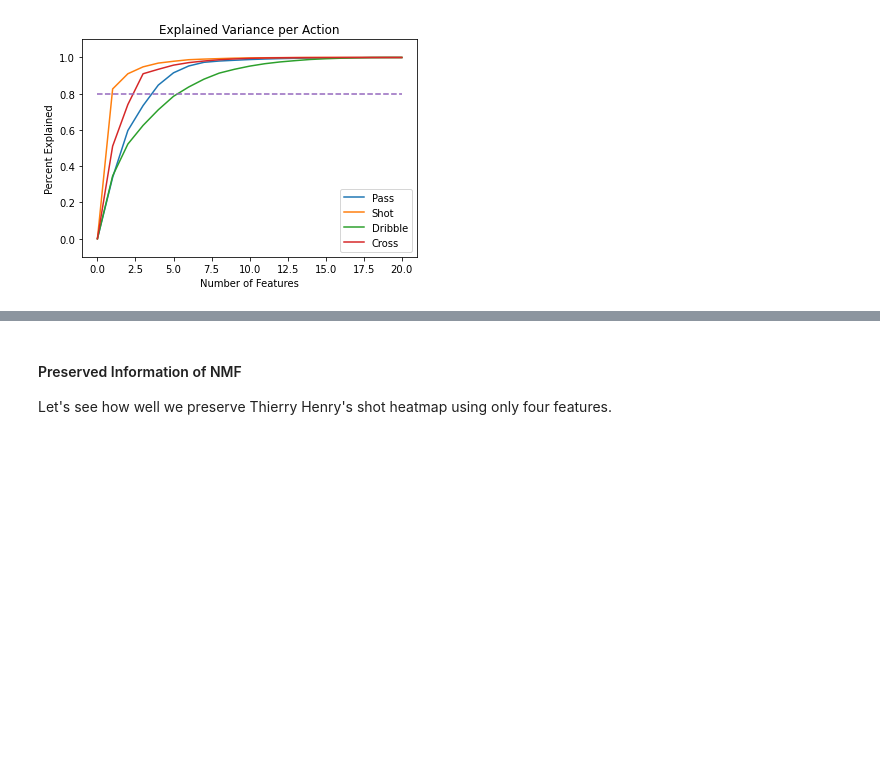
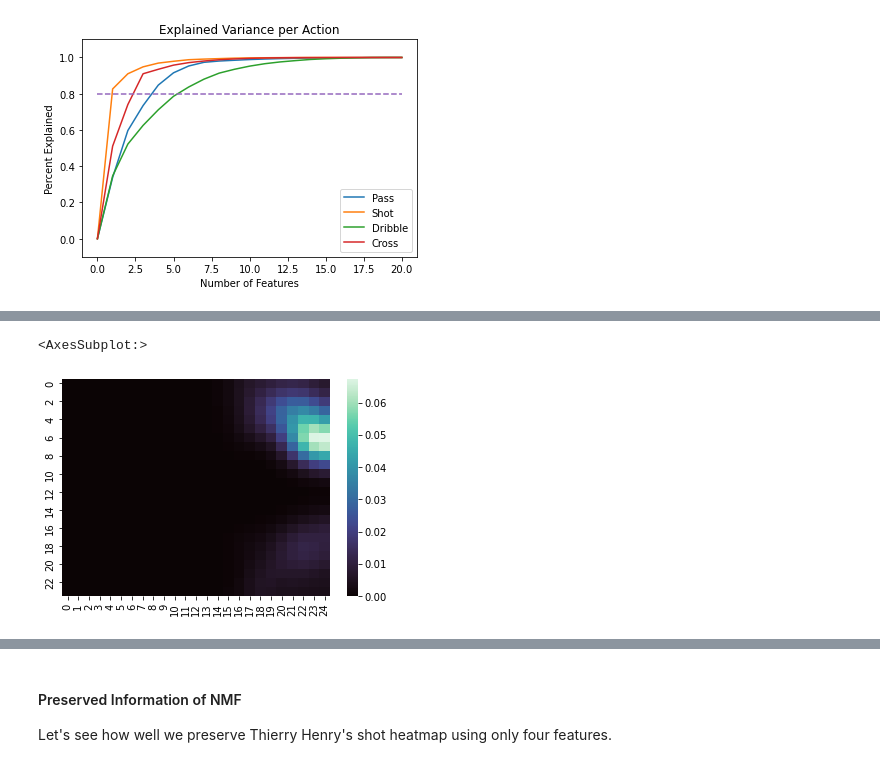
Before and after one commit to lucas-nelson-uiuc/stat430_unsupervised_project, a Jupyter notebook: soccer_project.ipynb, the cells around one changed output, grey strips where cells are left out. Cells and saved outputs as stored; diff of their text form; code cells hidden in the pictures; blank space fills up the shorter version.

```diff
--- a/soccer_project.ipynb
+++ b/soccer_project.ipynb
@@ -246,0 +294,10 @@ Let's analyze a single action type matrix: pass. Results don't look that great.
+# %%
+nmf_cross = NMF(n_components=4, random_state=100)
+nmf_cross_W = pd.DataFrame(nmf_cross.fit_transform(nmf_cross_matrix))
+nmf_cross_H = pd.DataFrame(nmf_cross.components_, columns=nmf_cross_matrix.columns)
+nmf_cross_clsmem = nmf_cross_W.apply(lambda x: x / sum(x), axis=1)
+# %%
+sns.heatmap(np.array(np.matmul(nmf_cross_W, nmf_cross_H['Thierry Henry'])).reshape((24,25)), cmap='mako')
+# %% [output]
+<AxesSubplot:>
+[figure, added]
```
Also changed, not shown: parts of 32 cells of this notebook.
